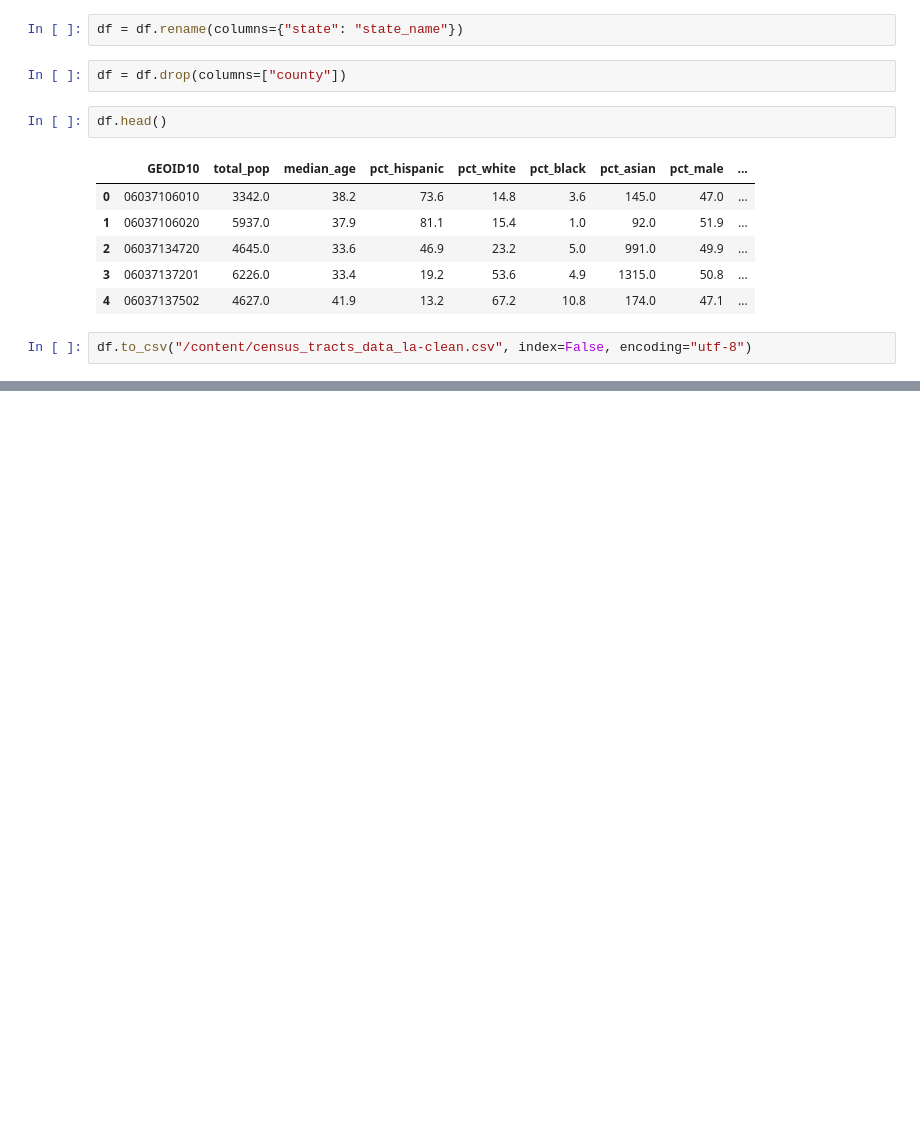
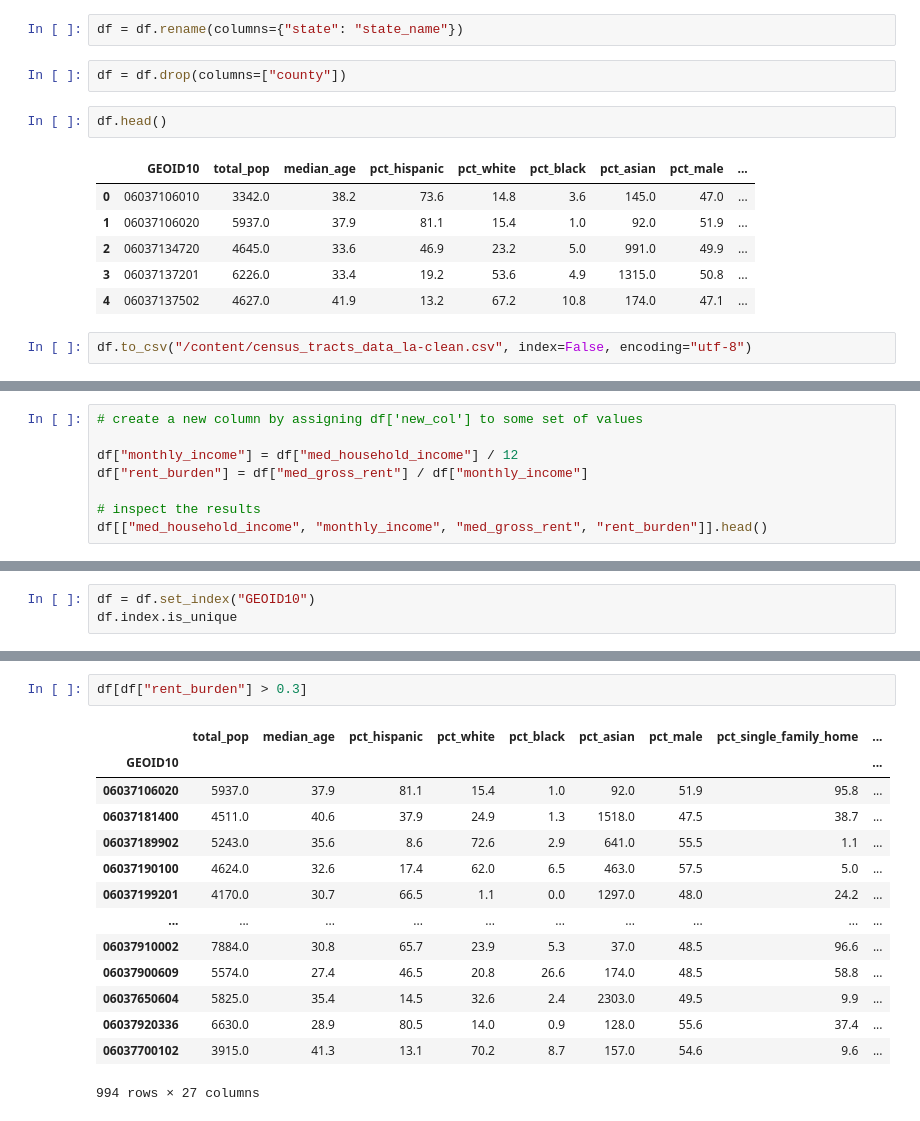
Before and after one commit to SergeyShchus/Data-analysis-Notebooks, a Jupyter notebook: Notebooks/Population_census_LA.ipynb, the cells around one changed output, grey strips where cells are left out. Drawn from its saved outputs; the diff is of its cells as text; blank space fills up the shorter version.

```diff
--- a/Notebooks/Population_census_LA.ipynb
+++ b/Notebooks/Population_census_LA.ipynb
@@ -166,0 +202,8 @@ df.to_csv("/content/census_tracts_data_la-clean.csv", index=False, encoding="utf
+# %%
+# create a new column by assigning df['new_col'] to some set of values
+
+df["monthly_income"] = df["med_household_income"] / 12
+df["rent_burden"] = df["med_gross_rent"] / df["monthly_income"]
+
+# inspect the results
+df[["med_household_income", "monthly_income", "med_gross_rent", "rent_burden"]].head()
@@ -166,0 +261,3 @@ df.to_csv("/content/census_tracts_data_la-clean.csv", index=False, encoding="utf
+# %%
+df = df.set_index("GEOID10")
+df.index.is_unique
@@ -166,0 +324,17 @@ df.to_csv("/content/census_tracts_data_la-clean.csv", index=False, encoding="utf
+# %%
+df[df["rent_burden"] > 0.3]
+# %% [output]
+|  | total_pop | median_age | pct_hispanic | pct_white | pct_black | pct_asian | pct_male | pct_single_family_home | ... |
+| GEOID10 |  |  |  |  |  |  |  |  | ... |
+| 06037106020 | 5937.0 | 37.9 | 81.1 | 15.4 | 1.0 | 92.0 | 51.9 | 95.8 | ... |
+| 06037181400 | 4511.0 | 40.6 | 37.9 | 24.9 | 1.3 | 1518.0 | 47.5 | 38.7 | ... |
+| 06037189902 | 5243.0 | 35.6 | 8.6 | 72.6 | 2.9 | 641.0 | 55.5 | 1.1 | ... |
+| 06037190100 | 4624.0 | 32.6 | 17.4 | 62.0 | 6.5 | 463.0 | 57.5 | 5.0 | ... |
+| 06037199201 | 4170.0 | 30.7 | 66.5 | 1.1 | 0.0 | 1297.0 | 48.0 | 24.2 | ... |
+| ... | ... | ... | ... | ... | ... | ... | ... | ... | ... |
+| 06037910002 | 7884.0 | 30.8 | 65.7 | 23.9 | 5.3 | 37.0 | 48.5 | 96.6 | ... |
+| 06037900609 | 5574.0 | 27.4 | 46.5 | 20.8 | 26.6 | 174.0 | 48.5 | 58.8 | ... |
+| 06037650604 | 5825.0 | 35.4 | 14.5 | 32.6 | 2.4 | 2303.0 | 49.5 | 9.9 | ... |
+| 06037920336 | 6630.0 | 28.9 | 80.5 | 14.0 | 0.9 | 128.0 | 55.6 | 37.4 | ... |
+| 06037700102 | 3915.0 | 41.3 | 13.1 | 70.2 | 8.7 | 157.0 | 54.6 | 9.6 | ... |
+994 rows × 27 columns
```
Also changed, not shown: parts of 34 cells of this notebook.
